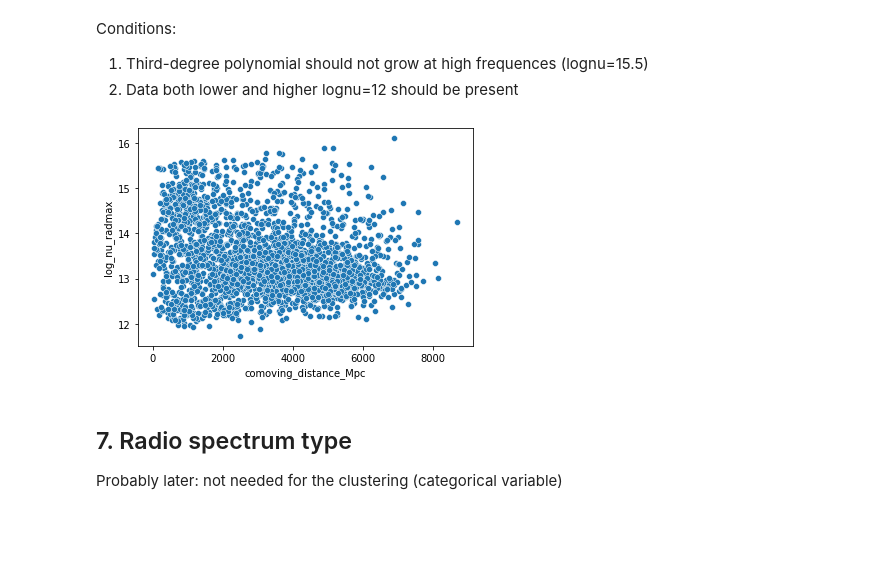
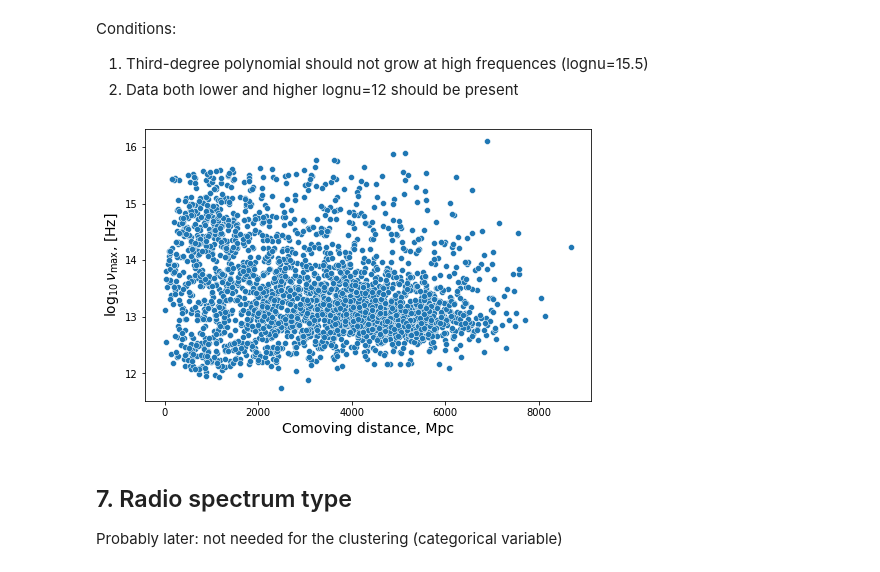
Before and after one commit to DKudryavtsev/BZCAT-Clustering, a Jupyter notebook: feature_engineering.ipynb, the cells around one changed output. Cells and saved outputs as stored; diff of their text form; code cells hidden in the pictures; blank space fills up the shorter version.

```diff
--- a/feature_engineering.ipynb
+++ b/feature_engineering.ipynb
@@ -576,10 +586,14 @@ def get_sed_params(s):
 #    = bzcat.apply(get_sed_params, axis=1)
 
 bzcat['log_nu_radmax'] = bzcat.apply(get_sed_params, axis=1)
-# %%
-sns.scatterplot(data=bzcat, x='comoving_distance_Mpc', y='log_nu_radmax');
-# %% [output]
-[figure, removed]
+# %%
+plt.figure(figsize=(8, 5))
+sns.scatterplot(data=bzcat, x='comoving_distance_Mpc', y='log_nu_radmax')
+plt.xlabel('Comoving distance, Mpc', fontsize=14)
+plt.ylabel('$\\log_{10} \\nu_{\\rm max}$, [Hz]', fontsize=14)
+plt.savefig('figs/synchro_max.eps', format='eps')
+# %% [output]
+[figure, added]
 # %%
 bzcat.drop(columns = 'Source', inplace=True)
 # %% [markdown]
```
Also changed, not shown: parts of 9 cells of this notebook, 1 other file.
